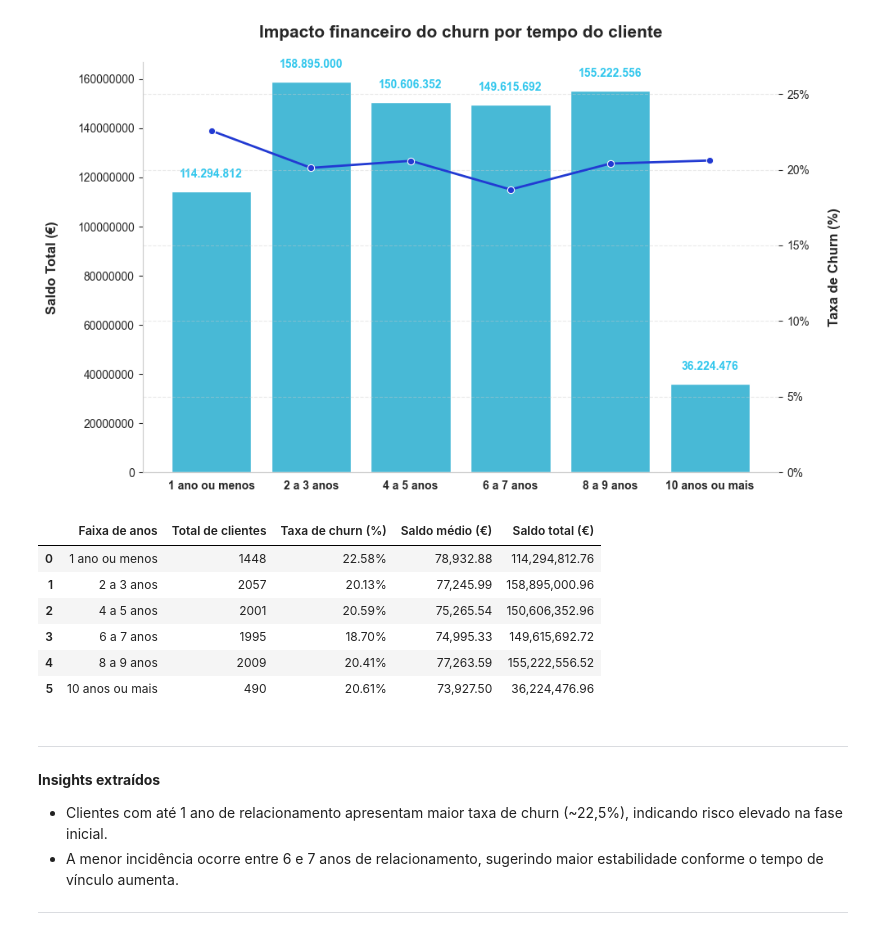
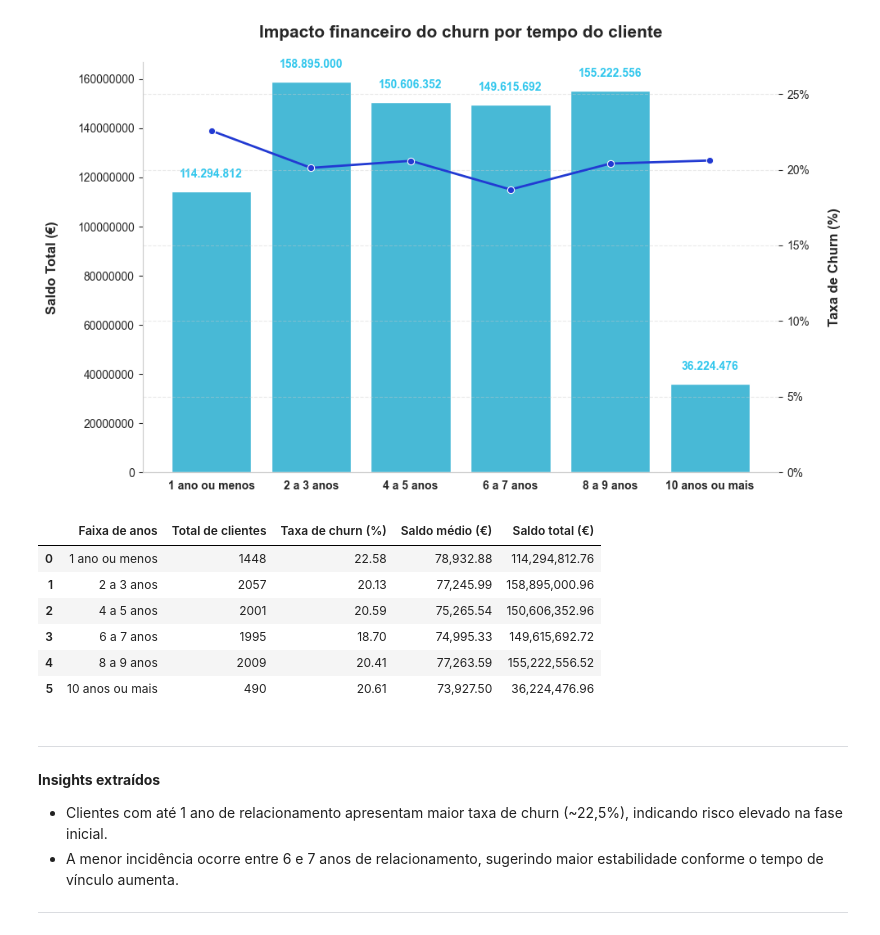
Before and after one commit to emso-exe/Churn_clientes_de_banco, a Jupyter notebook: notebooks/001_analise_exploratoria.ipynb, the cells around one changed output. Saved outputs shown, nothing was run; the diff lists cells and outputs as text; code cells hidden in the pictures.

```diff
--- a/notebooks/001_analise_exploratoria.ipynb
+++ b/notebooks/001_analise_exploratoria.ipynb
@@ -1338,26 +1342,26 @@ plt.show()
 # %%
 # Formatação dos resultados
 tenure_analysis['Total de clientes'] = tenure_analysis['total_clientes'].apply(lambda x: f'{x:.0f}')
-tenure_analysis['Taxa de churn (%)'] = tenure_analysis['taxa_churn'].apply(lambda x: f'{x:.2%}')
+tenure_analysis['Taxa de churn (%)'] = tenure_analysis['taxa_churn'].apply(lambda x: f'{x*100:.2f}')
 tenure_analysis['Saldo médio (€)'] = tenure_analysis['avg_balance'].apply(lambda x: f'{x:,.2f}')
 tenure_analysis['Saldo total (€)'] = tenure_analysis['total_balance'].apply(lambda x: f'{x:,.2f}')
 
 # Remover colunas numéricas originais
 tenure_analysis = tenure_analysis.drop(columns=['percentual_saldo','total_clientes', 'taxa_churn', 'avg_balance', 'total_balance'])
 
 # Renomear colunas para apresentação
 tenure_analysis.rename(columns={'tenure_group': 'Faixa de anos'}, inplace=True)
 
 # Exibir tabela final
 tenure_analysis
 # %% [output]
 |  | Faixa de anos | Total de clientes | Taxa de churn (%) | Saldo médio (€) | Saldo total (€) |
-| 0 | 1 ano ou menos | 1448 | 22.58% | 78,932.88 | 114,294,812.76 |
-| 1 | 2 a 3 anos | 2057 | 20.13% | 77,245.99 | 158,895,000.96 |
-| 2 | 4 a 5 anos | 2001 | 20.59% | 75,265.54 | 150,606,352.96 |
-| 3 | 6 a 7 anos | 1995 | 18.70% | 74,995.33 | 149,615,692.72 |
-| 4 | 8 a 9 anos | 2009 | 20.41% | 77,263.59 | 155,222,556.52 |
-| 5 | 10 anos ou mais | 490 | 20.61% | 73,927.50 | 36,224,476.96 |
+| 0 | 1 ano ou menos | 1448 | 22.58 | 78,932.88 | 114,294,812.76 |
+| 1 | 2 a 3 anos | 2057 | 20.13 | 77,245.99 | 158,895,000.96 |
+| 2 | 4 a 5 anos | 2001 | 20.59 | 75,265.54 | 150,606,352.96 |
+| 3 | 6 a 7 anos | 1995 | 18.70 | 74,995.33 | 149,615,692.72 |
+| 4 | 8 a 9 anos | 2009 | 20.41 | 77,263.59 | 155,222,556.52 |
+| 5 | 10 anos ou mais | 490 | 20.61 | 73,927.50 | 36,224,476.96 |
 # %% [markdown]
 ---
 
```
Also changed, not shown: parts of 13 cells of this notebook.
